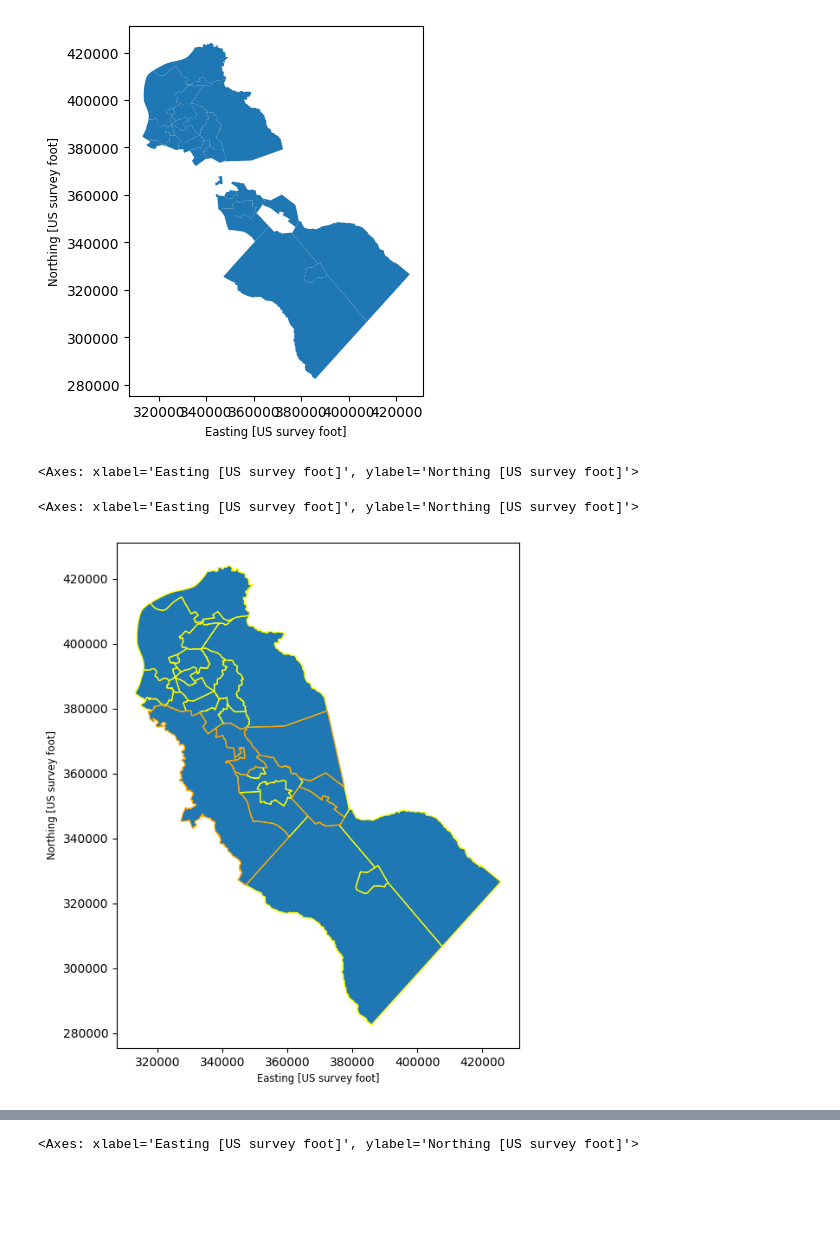
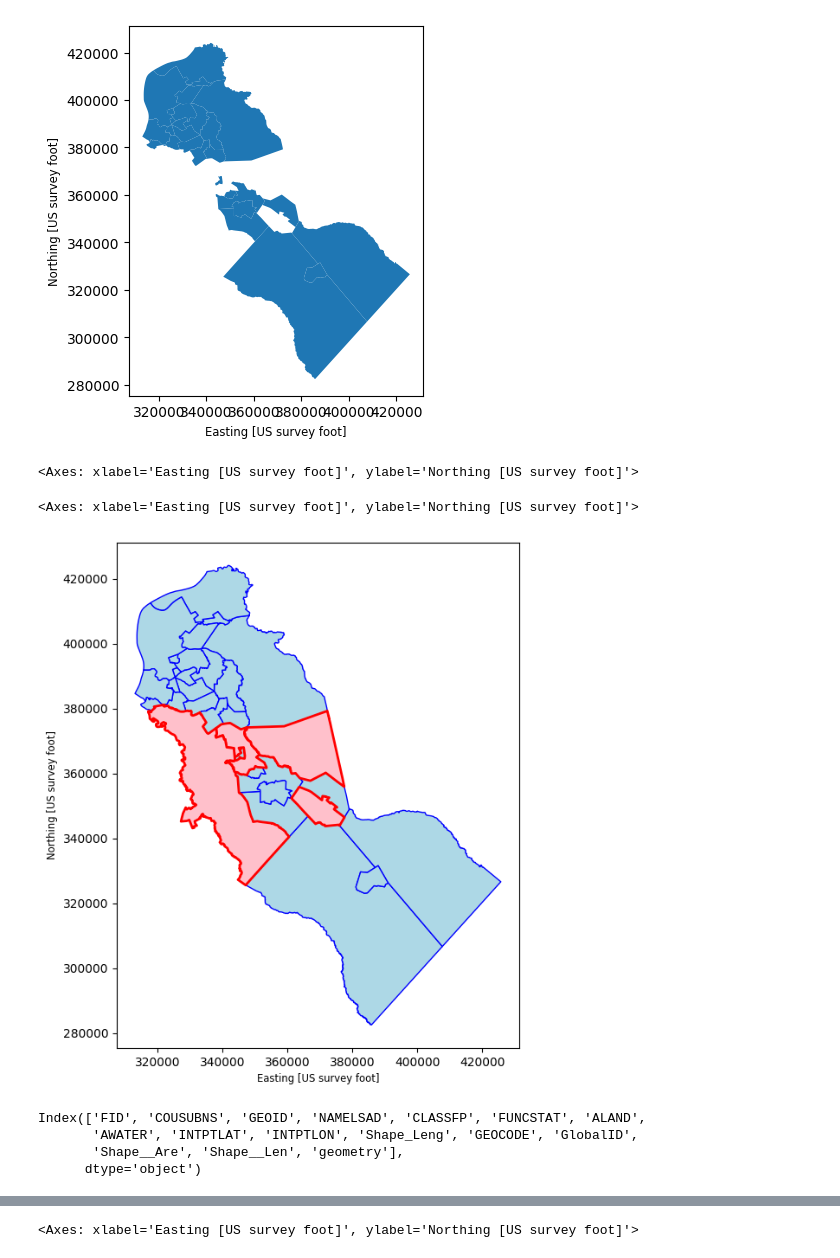
Before and after one commit to MhiyaJ/My-GIS-Stuff, a Jupyter notebook: CCHSDistrict_(PS3).ipynb, the cells around one changed output, grey strips where cells are left out. Saved outputs shown, nothing was run; the diff lists cells and outputs as text; code cells hidden in the pictures; blank space fills up the shorter version.

```diff
--- a/CCHSDistrict_(PS3).ipynb
+++ b/CCHSDistrict_(PS3).ipynb
@@ -154,14 +165,21 @@ njsch2.plot()
 [figure]
 # %%
 fig, ax = plt.subplots(1, figsize=(6,10))
-njsch2.plot(ax=ax,edgecolor='yellow',linewidth=1)
-njrhs2.plot (ax=ax, edgecolor='orange', linewidth=1)
+njsch2.plot(ax=ax,edgecolor='blue', color = 'lightblue', linewidth=1)
+njrhs2.plot (ax=ax, edgecolor='red', color = 'pink', linewidth=2)
 # %% [output]
 <Axes: xlabel='Easting [US survey foot]', ylabel='Northing [US survey foot]'>
 <Axes: xlabel='Easting [US survey foot]', ylabel='Northing [US survey foot]'>
-[figure, old version]
+[figure, new version]
 # %%
 !wget -q -O Muni.zip  https://github.com/MhiyaJ/My-GIS-Stuff/raw/refs/heads/main/Municipalities.zip
 zip_ref = zipfile.ZipFile('Muni.zip', 'r');zip_ref.extractall(); zip_ref.close()
 
 Muni = gpd.read_file('Municipalities.shp')
+# %%
+Muni.columns
+# %% [output]
+Index(['FID', 'COUSUBNS', 'GEOID', 'NAMELSAD', 'CLASSFP', 'FUNCSTAT', 'ALAND',
+       'AWATER', 'INTPTLAT', 'INTPTLON', 'Shape_Leng', 'GEOCODE', 'GlobalID',
+       'Shape__Are', 'Shape__Len', 'geometry'],
+      dtype='object')
```
Also changed, not shown: parts of 20 cells of this notebook.
